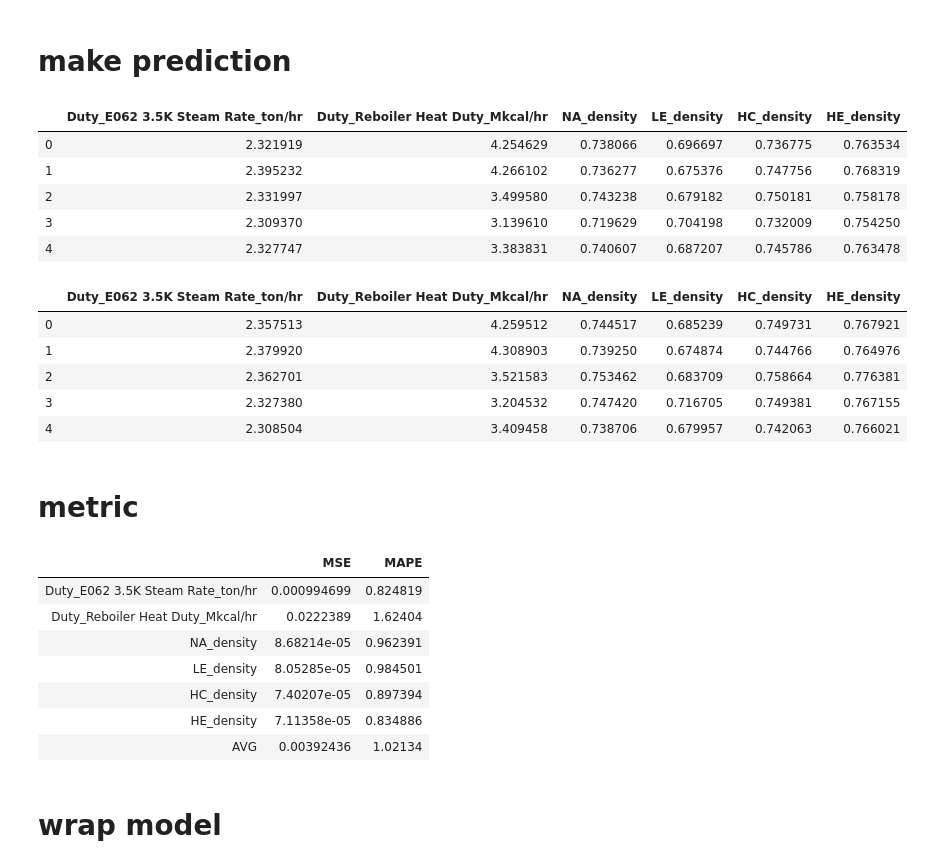
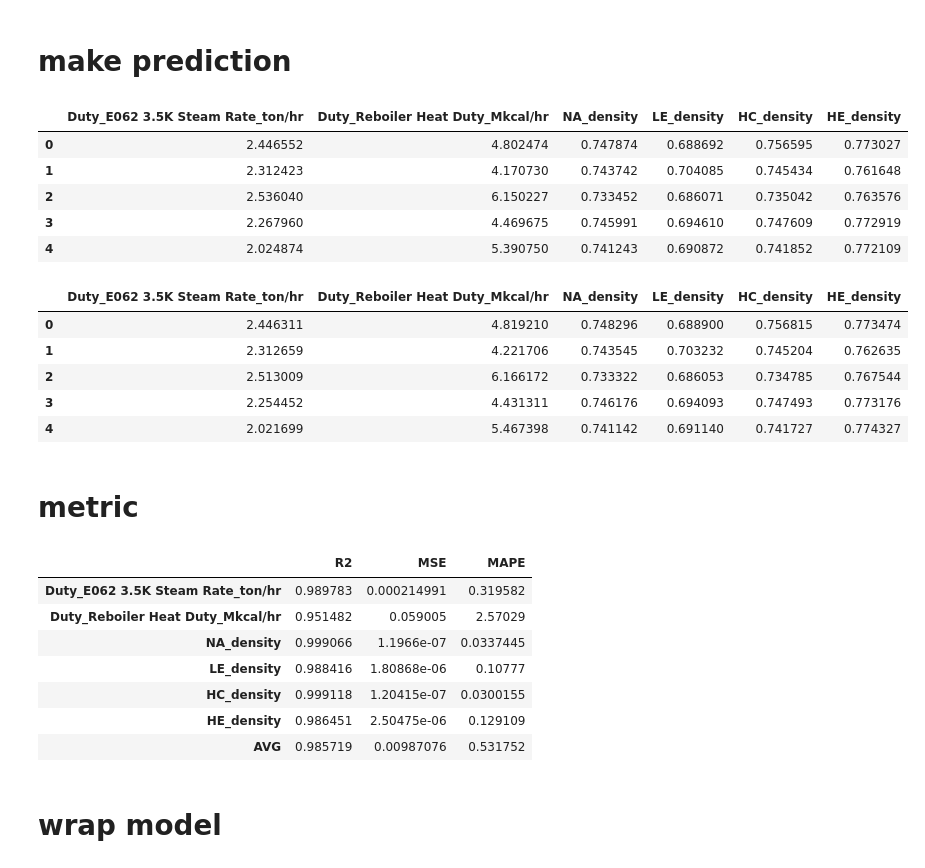
Before and after one commit to skywalker0803r/oil_project_20200424, a Jupyter notebook: notebook/build_ann_model_2.ipynb, the cells around one changed output. Saved outputs shown, nothing was run; the diff lists cells and outputs as text; code cells hidden in the pictures.

```diff
--- a/notebook/build_ann_model_2.ipynb
+++ b/notebook/build_ann_model_2.ipynb
@@ -115,6 +116,6 @@ mm = StandardScaler()
 # %% [markdown]
 # scale features
 # %%
-X[:] = mm.fit_transform(X[:])
+X[:] = mm_x.fit_transform(X[:])
 X.head()
 # %% [output]
@@ -127 +128,4 @@ X.head()
 5 rows × 58 columns
+# %%
+Y[:] = mm_y.fit_transform(Y[:])
+Y.head()
@@ -211,5 +222,5 @@ tensor([[ 0.3588,  0.6941, -0.3223, -0.1195,  0.8889, -0.4012],
 # %% [markdown]
 # torchviz
 # %%
-y = net(X_test)
-torchviz.make_dot(y.mean(),params=dict(net.named_parameters()))
+#y = net(X_test)
+#torchviz.make_dot(y.mean(),params=dict(net.named_parameters()))
@@ -224,7 +233,7 @@ with SummaryWriter(comment='Net')as w:
 # loss_function and optimizer
 # %%
 loss_function = nn.MSELoss()
-optimizer = optim.Adam(net.parameters(),lr=0.0005)
+optimizer = optim.Adam(net.parameters(),lr=0.001)
 # %% [markdown]
 # train_loop
 # %%
@@ -305,45 +314,48 @@ epochs 249 train loss 0.0068 valid loss 0.0082
 # make prediction
 # %%
 y_pred = net(X_test).cpu().detach().numpy()
+y_pred = mm_y.inverse_transform(y_pred)
 y_pred = pd.DataFrame(y_pred,columns=y_col)
 y_pred.head()
 # %% [output]
 |  | Duty_E062 3.5K Steam Rate_ton/hr | Duty_Reboiler Heat Duty_Mkcal/hr | NA_density | LE_density | HC_density | HE_density |
-| 0 | 2.321919 | 4.254629 | 0.738066 | 0.696697 | 0.736775 | 0.763534 |
-| 1 | 2.395232 | 4.266102 | 0.736277 | 0.675376 | 0.747756 | 0.768319 |
-| 2 | 2.331997 | 3.499580 | 0.743238 | 0.679182 | 0.750181 | 0.758178 |
-| 3 | 2.309370 | 3.139610 | 0.719629 | 0.704198 | 0.732009 | 0.754250 |
-| 4 | 2.327747 | 3.383831 | 0.740607 | 0.687207 | 0.745786 | 0.763478 |
+| 0 | 2.446552 | 4.802474 | 0.747874 | 0.688692 | 0.756595 | 0.773027 |
+| 1 | 2.312423 | 4.170730 | 0.743742 | 0.704085 | 0.745434 | 0.761648 |
+| 2 | 2.536040 | 6.150227 | 0.733452 | 0.686071 | 0.735042 | 0.763576 |
+| 3 | 2.267960 | 4.469675 | 0.745991 | 0.694610 | 0.747609 | 0.772919 |
+| 4 | 2.024874 | 5.390750 | 0.741243 | 0.690872 | 0.741852 | 0.772109 |
 # %%
 y_real = Y_test.cpu().detach().numpy()
+y_real = mm_y.inverse_transform(y_real)
 y_real = pd.DataFrame(y_real,columns=y_col)
 y_real.head()
 # %% [output]
 |  | Duty_E062 3.5K Steam Rate_ton/hr | Duty_Reboiler Heat Duty_Mkcal/hr | NA_density | LE_density | HC_density | HE_density |
-| 0 | 2.357513 | 4.259512 | 0.744517 | 0.685239 | 0.749731 | 0.767921 |
-| 1 | 2.379920 | 4.308903 | 0.739250 | 0.674874 | 0.744766 | 0.764976 |
-| 2 | 2.362701 | 3.521583 | 0.753462 | 0.683709 | 0.758664 | 0.776381 |
-| 3 | 2.327380 | 3.204532 | 0.747420 | 0.716705 | 0.749381 | 0.767155 |
-| 4 | 2.308504 | 3.409458 | 0.738706 | 0.679957 | 0.742063 | 0.766021 |
+| 0 | 2.446311 | 4.819210 | 0.748296 | 0.688900 | 0.756815 | 0.773474 |
+| 1 | 2.312659 | 4.221706 | 0.743545 | 0.703232 | 0.745204 | 0.762635 |
+| 2 | 2.513009 | 6.166172 | 0.733322 | 0.686053 | 0.734785 | 0.767544 |
+| 3 | 2.254452 | 4.431311 | 0.746176 | 0.694093 | 0.747493 | 0.773176 |
+| 4 | 2.021699 | 5.467398 | 0.741142 | 0.691140 | 0.741727 | 0.774327 |
 # %% [markdown]
 # metric
 # %%
-res = pd.DataFrame(index=y_col,columns=['MSE','MAPE'])
+res = pd.DataFrame(index=y_col,columns=['R2','MSE','MAPE'])
 
 for i in y_col:
+    res.loc[i,'R2'] = r2_score(y_real[i],y_pred[i])
     res.loc[i,'MSE'] = mean_squared_error(y_real[i],y_pred[i])
     res.loc[i,'MAPE'] = mape(y_real[i],y_pred[i])
 res.loc['AVG'] = res.mean(axis=0)
 res
 # %% [output]
-|  | MSE | MAPE |
-| Duty_E062 3.5K Steam Rate_ton/hr | 0.000994699 | 0.824819 |
-| Duty_Reboiler Heat Duty_Mkcal/hr | 0.0222389 | 1.62404 |
-| NA_density | 8.68214e-05 | 0.962391 |
-| LE_density | 8.05285e-05 | 0.984501 |
-| HC_density | 7.40207e-05 | 0.897394 |
-| HE_density | 7.11358e-05 | 0.834886 |
-| AVG | 0.00392436 | 1.02134 |
+|  | R2 | MSE | MAPE |
+| Duty_E062 3.5K Steam Rate_ton/hr | 0.989783 | 0.000214991 | 0.319582 |
+| Duty_Reboiler Heat Duty_Mkcal/hr | 0.951482 | 0.059005 | 2.57029 |
+| NA_density | 0.999066 | 1.1966e-07 | 0.0337445 |
+| LE_density | 0.988416 | 1.80868e-06 | 0.10777 |
+| HC_density | 0.999118 | 1.20415e-07 | 0.0300155 |
+| HE_density | 0.986451 | 2.50475e-06 | 0.129109 |
+| AVG | 0.985719 | 0.00987076 | 0.531752 |
 # %% [markdown]
 # wrap model
 # %%
```
Also changed, not shown: parts of 27 cells of this notebook, 11 other files.
